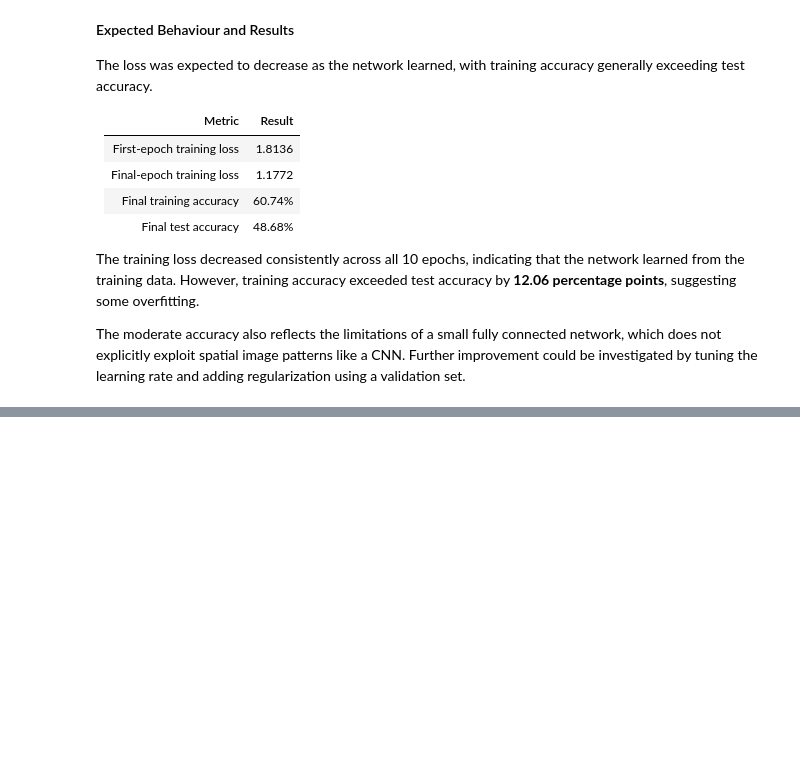
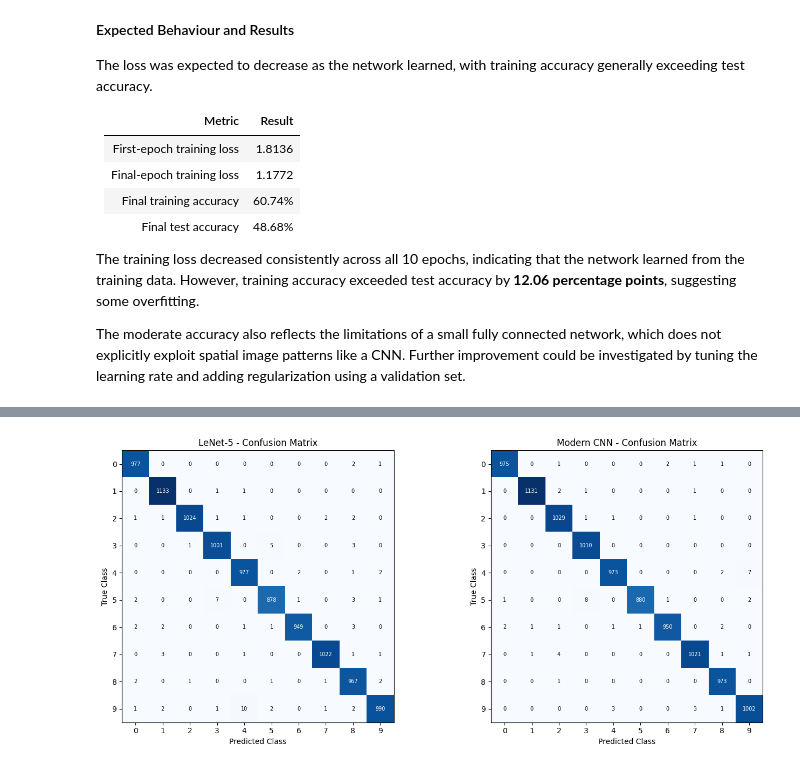
Before and after one commit to Gimadikaram/A03-on-CNNs, a Jupyter notebook: Notebook.ipynb, the cells around one changed output, grey strips where cells are left out. Saved outputs shown, nothing was run; the diff lists cells and outputs as text; code cells hidden in the pictures; blank space fills up the shorter version.

```diff
--- a/Notebook.ipynb
+++ b/Notebook.ipynb
@@ -204,0 +462,48 @@ The moderate accuracy also reflects the limitations of a small fully connected n
+# %%
+
+def get_confusion_matrix(model):
+    model.eval()
+    cm = np.zeros((10, 10), dtype=int)
+
+    with torch.no_grad():
+        for images, labels in testloader:
+            images = images.to(device)
+            outputs = model(images)
+
+            predicted = outputs.argmax(dim=1).cpu().numpy()
+            actual = labels.numpy()
+
+            np.add.at(cm, (actual, predicted), 1)
+
+    return cm
+
+
+cm_lenet = get_confusion_matrix(lenet)
+cm_modern = get_confusion_matrix(modern_cnn)
+
+fig, axes = plt.subplots(1, 2, figsize=(14, 6))
+
+for ax, cm, name in zip(
+    axes,
+    [cm_lenet, cm_modern],
+    ["LeNet-5", "Modern CNN"]
+):
+    ax.imshow(cm, cmap="Blues")
+    ax.set_title(f"{name} - Confusion Matrix")
+    ax.set_xlabel("Predicted Class")
+    ax.set_ylabel("True Class")
+    ax.set_xticks(range(10))
+    ax.set_yticks(range(10))
+
+    for i in range(10):
+        for j in range(10):
+            ax.text(
+                j, i, cm[i, j],
+                ha="center", va="center", fontsize=7,
+                color="white" if cm[i, j] > cm.max()/2 else "black"
+            )
+
+plt.tight_layout()
+plt.show()
+# %% [output]
+[figure, added]
```
Also changed, not shown: parts of 7 cells of this notebook.
